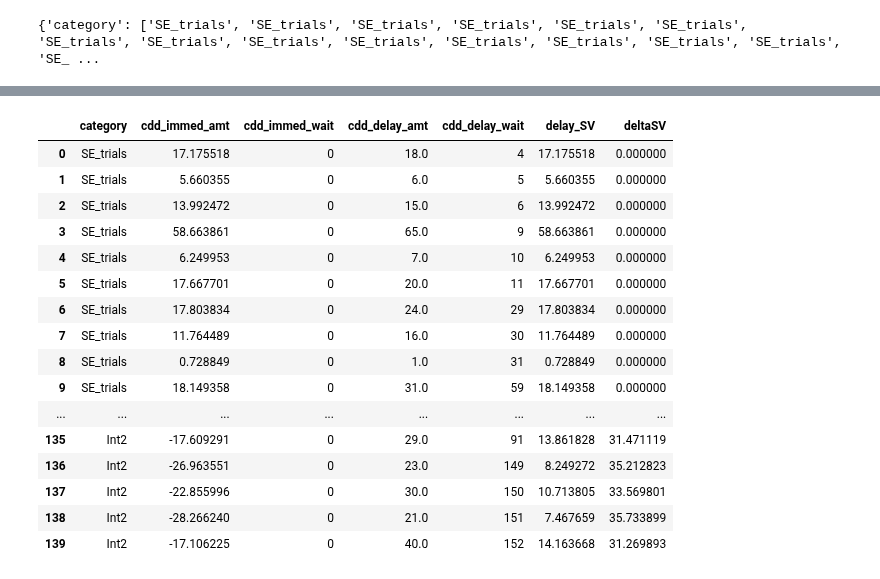
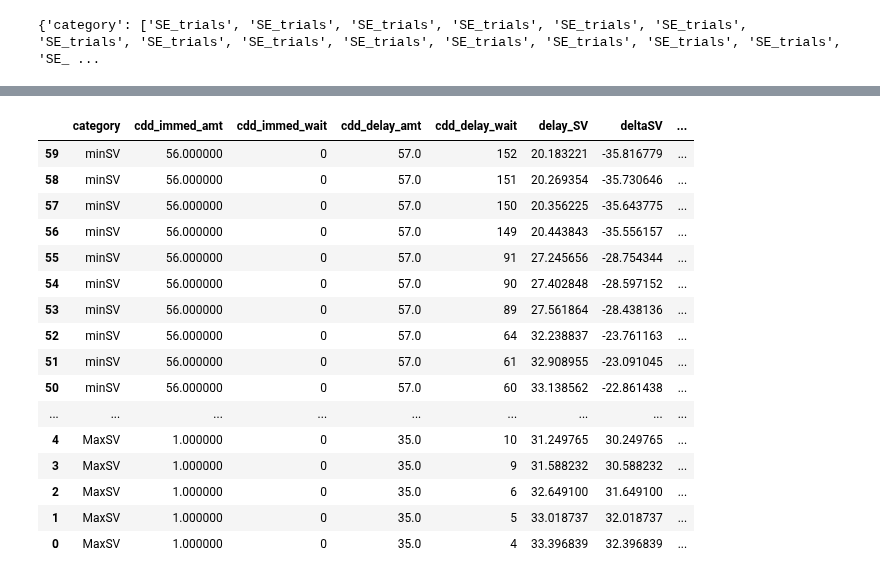
Before and after one commit to CDN-Lab/Adaptive_Choicesets, a Jupyter notebook: symmetrical_CDD.ipynb, the cells around one changed output, grey strips where cells are left out. Saved outputs shown, nothing was run; the diff lists cells and outputs as text; code cells hidden in the pictures.

```diff
--- a/symmetrical_CDD.ipynb
+++ b/symmetrical_CDD.ipynb
@@ -169,0 +243,29 @@ Min_SV_trials = order_keys(Min_SV_trials)
+# %%
+def flatten(l):
+    return [item for sublist in l for item in sublist]
+
+def append_trial(full_dict,cur_dict):
+    dict_list = [full_dict,cur_dict]
+    return {k :flatten([d[k] for d in dict_list]) for k in dict_list[0]}
+
+min_SV_trials = {'category':[],'cdd_delay_wait':[],'cdd_immed_amt':[],'cdd_delay_amt':[],'deltaSV':[]}
+
+for d in time_options:
+    SV_diff = 0
+    for vn in amt_immed_options:
+        for vl in amt_del_options:
+            if vl <= vn:
+                continue
+            iSV_diff = (vl / (1+kappa_value*d)) - vn
+            if iSV_diff < SV_diff:
+                SV_diff = iSV_diff
+                ivn,ivl = vn,vl
+    dict_app = {'category':['minSV'],'cdd_delay_wait':[d],'cdd_immed_amt':[ivn],'cdd_delay_amt':[ivl],'deltaSV':[SV_diff]}
+    min_SV_trials = append_trial(min_SV_trials,dict_app)
+
+min_SV_trials = add_SV(min_SV_trials, kappa_value)
+
+
+import pandas as pd
+df = pd.DataFrame(min_SV_trials)
+df
@@ -228,5 +343,5 @@ min(Min_SV_trials['delay_SV'])
 # %%
-def dict_merge(dict1,dict2,dict3,dict4,dict5):
+def dict_merge(dict1,dict2,dict3, dict4):
      '''
      Merge dictionaries while keeping values in lists
      '''
@@ -238,14 +353,14 @@ def dict_merge(dict1,dict2,dict3,dict4,dict5):
 
      for key, value in dict3.items():
         merged_dict[key] = merged_dict[key] + value
-     for key, value in dict4.items():
-        merged_dict[key] = merged_dict[key] + value
-     for key, value in dict5.items():
-        merged_dict[key] = merged_dict[key] + value
+     #for key, value in dict4.items():
+      #  merged_dict[key] = merged_dict[key] + value
+     #for key, value in dict5.items():
+      #  merged_dict[key] = merged_dict[key] + value
 
      return merged_dict
 # %%
-trials = dict_merge(SE_trials, Max_SV_trials, Min_SV_trials, Int_trials_deltaneg, Int_trials_deltapos)
+trials = dict_merge(Max_SV_trials, SE_trials,min_SV_trials)
 trials['cdd_immed_wait'] = [0]*len(trials['category'])
 # %%
 #len(trials['category'])
@@ -260,29 +375,31 @@ len(trials['cdd_delay_amt'])
 # %%
 import pandas as pd
 pd.options.display.max_rows = 999
 # Convert the dictionary to a DataFrame and set 'category' as index
 df_trials = pd.DataFrame(trials)
 col_order =['category', 'cdd_immed_amt', 'cdd_immed_wait', 'cdd_delay_amt', 'cdd_delay_wait', 'delay_SV', 'deltaSV']
 df_trials = df_trials[col_order]
+df_trials['catch_trials'] = df_trials['cdd_immed_amt'] > df_trials['cdd_delay_amt']
+df_trials = df_trials.sort_values(by = ['deltaSV'])
 df_trials
 # %% [output]
-|  | category | cdd_immed_amt | cdd_immed_wait | cdd_delay_amt | cdd_delay_wait | delay_SV | deltaSV |
-| 0 | SE_trials | 17.175518 | 0 | 18.0 | 4 | 17.175518 | 0.000000 |
-| 1 | SE_trials | 5.660355 | 0 | 6.0 | 5 | 5.660355 | 0.000000 |
-| 2 | SE_trials | 13.992472 | 0 | 15.0 | 6 | 13.992472 | 0.000000 |
-| 3 | SE_trials | 58.663861 | 0 | 65.0 | 9 | 58.663861 | 0.000000 |
-| 4 | SE_trials | 6.249953 | 0 | 7.0 | 10 | 6.249953 | 0.000000 |
-| 5 | SE_trials | 17.667701 | 0 | 20.0 | 11 | 17.667701 | 0.000000 |
-| 6 | SE_trials | 17.803834 | 0 | 24.0 | 29 | 17.803834 | 0.000000 |
-| 7 | SE_trials | 11.764489 | 0 | 16.0 | 30 | 11.764489 | 0.000000 |
-| 8 | SE_trials | 0.728849 | 0 | 1.0 | 31 | 0.728849 | 0.000000 |
-| 9 | SE_trials | 18.149358 | 0 | 31.0 | 59 | 18.149358 | 0.000000 |
-| ... | ... | ... | ... | ... | ... | ... | ... |
-| 135 | Int2 | -17.609291 | 0 | 29.0 | 91 | 13.861828 | 31.471119 |
-| 136 | Int2 | -26.963551 | 0 | 23.0 | 149 | 8.249272 | 35.212823 |
-| 137 | Int2 | -22.855996 | 0 | 30.0 | 150 | 10.713805 | 33.569801 |
-| 138 | Int2 | -28.266240 | 0 | 21.0 | 151 | 7.467659 | 35.733899 |
-| 139 | Int2 | -17.106225 | 0 | 40.0 | 152 | 14.163668 | 31.269893 |
+|  | category | cdd_immed_amt | cdd_immed_wait | cdd_delay_amt | cdd_delay_wait | delay_SV | deltaSV | ... |
+| 59 | minSV | 56.000000 | 0 | 57.0 | 152 | 20.183221 | -35.816779 | ... |
+| 58 | minSV | 56.000000 | 0 | 57.0 | 151 | 20.269354 | -35.730646 | ... |
+| 57 | minSV | 56.000000 | 0 | 57.0 | 150 | 20.356225 | -35.643775 | ... |
+| 56 | minSV | 56.000000 | 0 | 57.0 | 149 | 20.443843 | -35.556157 | ... |
+| 55 | minSV | 56.000000 | 0 | 57.0 | 91 | 27.245656 | -28.754344 | ... |
+| 54 | minSV | 56.000000 | 0 | 57.0 | 90 | 27.402848 | -28.597152 | ... |
+| 53 | minSV | 56.000000 | 0 | 57.0 | 89 | 27.561864 | -28.438136 | ... |
+| 52 | minSV | 56.000000 | 0 | 57.0 | 64 | 32.238837 | -23.761163 | ... |
+| 51 | minSV | 56.000000 | 0 | 57.0 | 61 | 32.908955 | -23.091045 | ... |
+| 50 | minSV | 56.000000 | 0 | 57.0 | 60 | 33.138562 | -22.861438 | ... |
+| ... | ... | ... | ... | ... | ... | ... | ... | ... |
+| 4 | MaxSV | 1.000000 | 0 | 35.0 | 10 | 31.249765 | 30.249765 | ... |
+| 3 | MaxSV | 1.000000 | 0 | 35.0 | 9 | 31.588232 | 30.588232 | ... |
+| 2 | MaxSV | 1.000000 | 0 | 35.0 | 6 | 32.649100 | 31.649100 | ... |
+| 1 | MaxSV | 1.000000 | 0 | 35.0 | 5 | 33.018737 | 32.018737 | ... |
+| 0 | MaxSV | 1.000000 | 0 | 35.0 | 4 | 33.396839 | 32.396839 | ... |
 # %%
 import matplotlib.pyplot as plt
 
```
Also changed, not shown: parts of 13 cells of this notebook.
